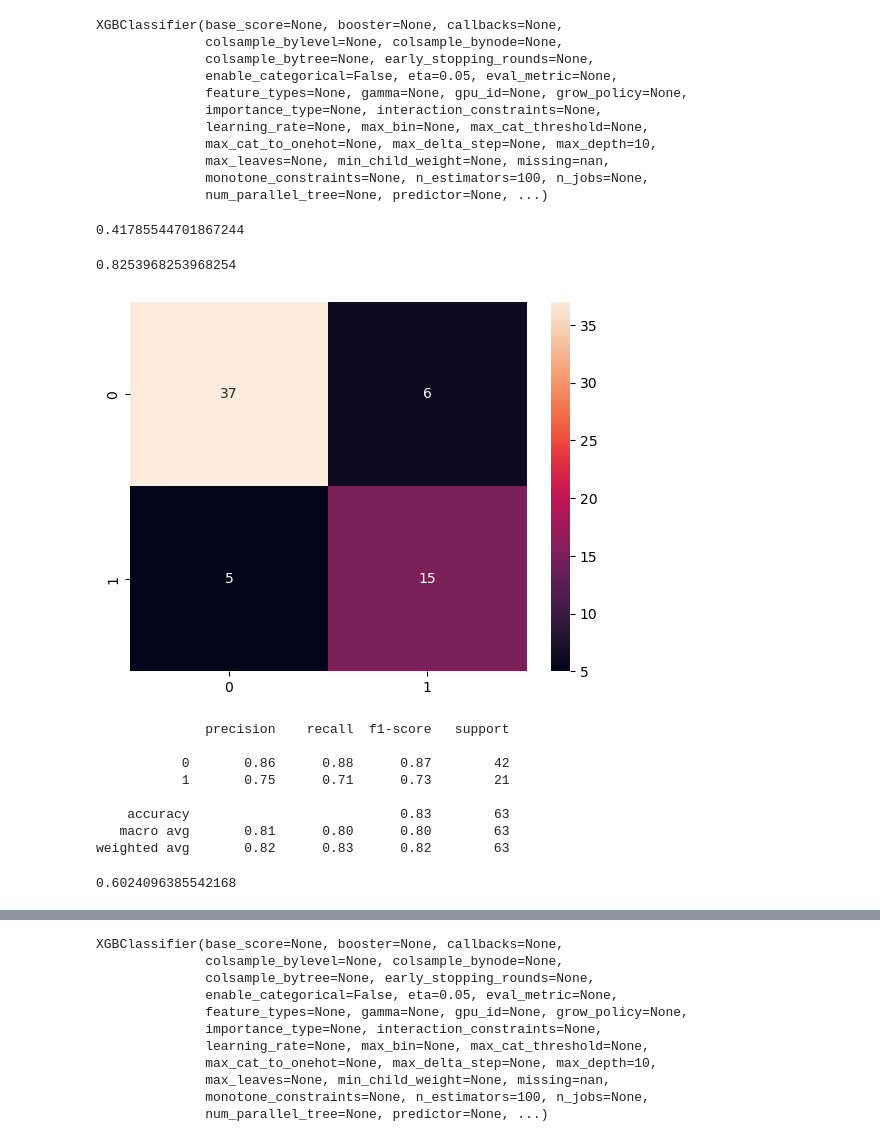
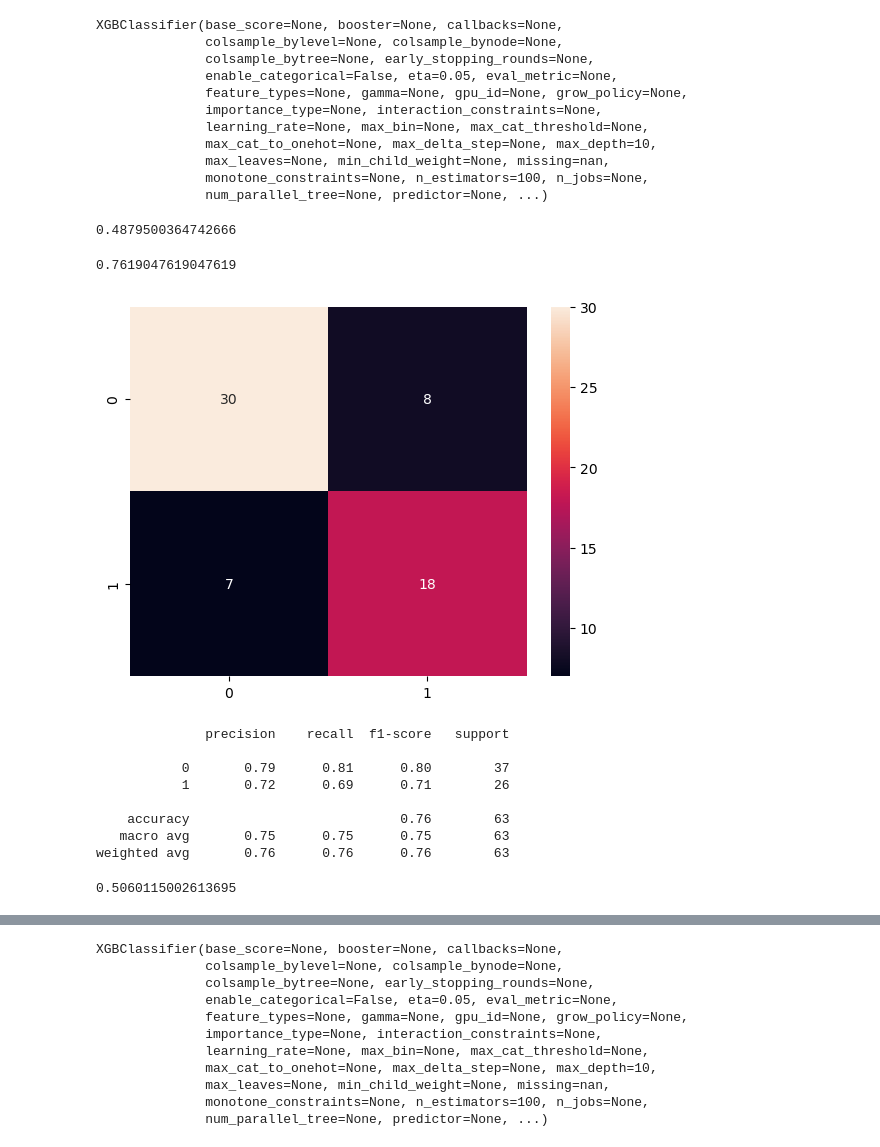
Before and after one commit to YixuanJiao04/Breast-Cancer-Classification, a Jupyter notebook: Liver-Cirhosis-Prediction.ipynb, the cells around one changed output, grey strips where cells are left out. Drawn from its saved outputs; the diff is of its cells as text; code cells hidden in the pictures.

Commit message:
Finish most part of model, performance evaluation

```diff
--- a/Liver-Cirhosis-Prediction.ipynb
+++ b/Liver-Cirhosis-Prediction.ipynb
@@ -146,7 +146,6 @@ target = np.where(target == 3,1,0)
 #60,20,20 train,val,test,split
 from sklearn.model_selection import train_test_split
 X_xgb_train, X_xgb_test, y_xgb_train, y_xgb_test = train_test_split(features, target, test_size=0.2, random_state=1)
-X_xgb_train, X_xgb_val, y_xgb_train, y_xgb_val = train_test_split(X_xgb_train, y_xgb_train, test_size=0.25, random_state=1)
 # %%
 import xgboost as xgb
 model = xgb.XGBClassifier(n_estimators=100, max_depth=10, eta=0.05)
@@ -165,38 +164,38 @@ XGBClassifier(base_score=None, booster=None, callbacks=None,
               num_parallel_tree=None, predictor=None, ...)
 # %%
 from sklearn.metrics import mean_squared_error
-rmse = np.sqrt(mean_squared_error(y_xgb_val, model.predict(X_xgb_val)))
+rmse = np.sqrt(mean_squared_error(y_xgb_test, model.predict(X_xgb_test)))
 rmse
 # %% [output]
-0.41785544701867244
+0.4879500364742666
 # %%
 from sklearn.metrics import accuracy_score
-accuracy_score(model.predict(X_xgb_val),y_xgb_val)
+accuracy_score(model.predict(X_xgb_test),y_xgb_test)
 # %% [output]
-0.8253968253968254
+0.7619047619047619
 # %%
 from sklearn.metrics import confusion_matrix, classification_report
-cm = confusion_matrix(model.predict(X_xgb_val),y_xgb_val)
+cm = confusion_matrix(model.predict(X_xgb_test),y_xgb_test)
 sns.heatmap(cm, annot=True)
 plt.show()
 # %% [output]
-[figure, old version]
+[figure, new version]
 # %%
-print(classification_report(y_xgb_val,model.predict(X_xgb_val)))
+print(classification_report(y_xgb_test,model.predict(X_xgb_test)))
 # %% [output]
               precision    recall  f1-score   support
 
-           0       0.86      0.88      0.87        42
-           1       0.75      0.71      0.73        21
+           0       0.79      0.81      0.80        37
+           1       0.72      0.69      0.71        26
 
-    accuracy                           0.83        63
-   macro avg       0.81      0.80      0.80        63
-weighted avg       0.82      0.83      0.82        63
+    accuracy                           0.76        63
+   macro avg       0.75      0.75      0.75        63
+weighted avg       0.76      0.76      0.76        63
 # %%
 from sklearn.metrics import cohen_kappa_score
-cohen_kappa_score(model.predict(X_xgb_val),y_xgb_val)
+cohen_kappa_score(model.predict(X_xgb_test),y_xgb_test)
 # %% [output]
-0.6024096385542168
+0.5060115002613695
 # %%
 #dmatrix = xgb.DMatrix(data=X_xgb_train, label=y_xgb_train)
 #params={'objective':'multi:softmax'}
```
Also changed, not shown: parts of 28 cells of this notebook.
